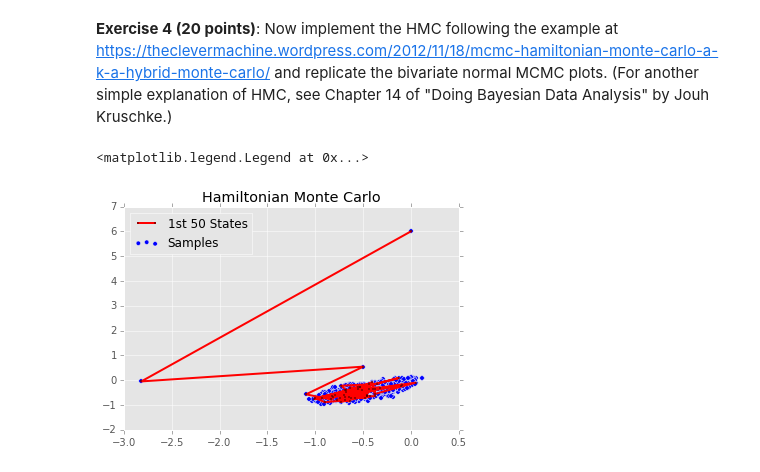
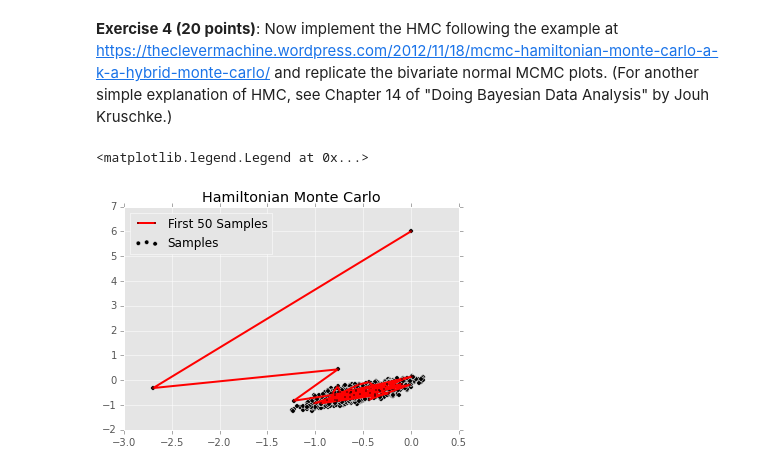
Before and after one commit to star1327p/STA663-Christine-Chai, a Jupyter notebook: Lab07/Exercise07-Copy0.ipynb, the cells around one changed output. Cells and saved outputs as stored; diff of their text form; code cells hidden in the pictures.

```diff
--- a/Lab07/Exercise07-Copy0.ipynb
+++ b/Lab07/Exercise07-Copy0.ipynb
@@ -330,7 +247,7 @@ pStep = pStep - delta/2*dU(xStep);
 **Exercise 4 (20 points)**: Now implement the HMC following the example at https://theclevermachine.wordpress.com/2012/11/18/mcmc-hamiltonian-monte-carlo-a-k-a-hybrid-monte-carlo/ and replicate the bivariate normal MCMC plots. (For another simple explanation of HMC, see Chapter 14 of "Doing Bayesian Data Analysis" by Jouh Kruschke.)
 # %%
 # Actually Example 2 in the URL
-np.random.seed(12345)
+np.random.seed(12345) # for this whole session/notebook (generates a sequence of random numbers with the seed)
 
 # step size
 delta = 0.3
@@ -356,7 +273,7 @@ t = 0
 
 while t < (nSamples-1):
     # sample random momentum
-    np.random.seed(t+1)
+    # np.random.seed(t+1) # NOT needed!
     p0 = np.random.random((2,1))
 
     # simulate Hamiltonian dynamics
@@ -374,35 +291,35 @@ while t < (nSamples-1):
         # position/sample
         xStar = xStar + (delta*pStar).reshape(2,1)
 
     # last half step
     pStar = pStar - (delta/2*dU(xStar)).reshape(2,1)
 
     # Evaluate energies at start and end of trajectory
     U0 = U(x[:,t])
     UStar = U(xStar)
 
     K0 = K(p0)
     KStar = K(pStar)
 
     # Acceptance/Rejection criterion
     alpha = min(1.0,np.exp((U0+K0)-(UStar+KStar)))
 
-    np.random.seed(t+1)
+    #np.random.seed(t+1) # NOT needed!
     u = np.random.random(1)
     if u < alpha:
         x[:,t+1] = xStar.reshape(2,)
     else:
         x[:,t+1] = x[:,t]
 
     t += 1 # remember the last step
 
 # Display
-plt.scatter(x[0,:],x[1,:])
-plt.plot(x[0,0:50],x[1,0:50],'ro-',markersize=1,linewidth=2)
+plt.scatter(x[0,:],x[1,:],c='black',label='Samples')
+plt.plot(x[0,0:50],x[1,0:50],'ro-',markersize=1,linewidth=2,label="First 50 Samples")
 # plt.xlim(xmin=-6,xmax=6)
 # plt.ylim(ymin=-6,ymax=6)
 plt.title("Hamiltonian Monte Carlo")
-plt.legend(('1st 50 States','Samples'),('upper left'))
+plt.legend(loc="upper left") # use labels for each plt.plot or plt.scatter, so the legend can show them directly
 # %% [output]
 <matplotlib.legend.Legend at 0x...>
-[figure, old version]
+[figure, new version]
```
Also changed, not shown: parts of 15 cells of this notebook.
